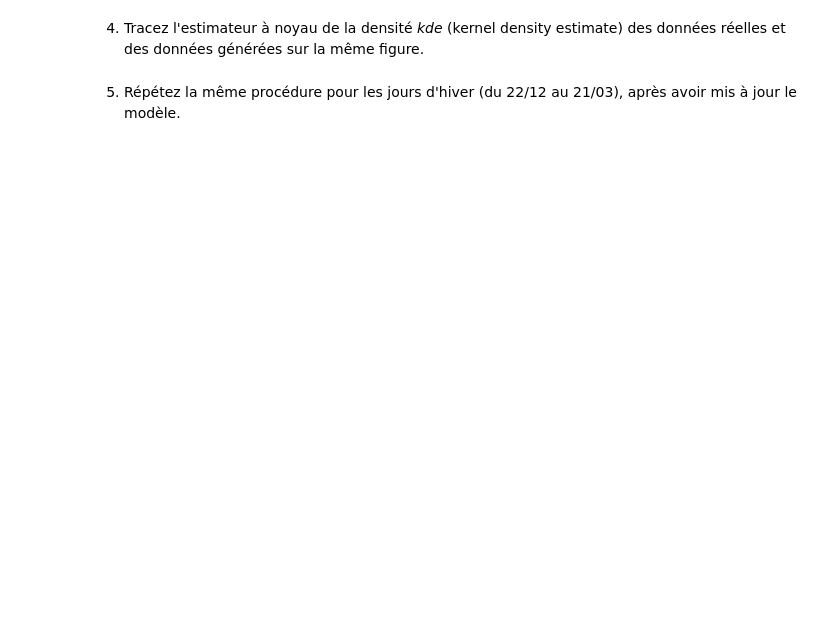
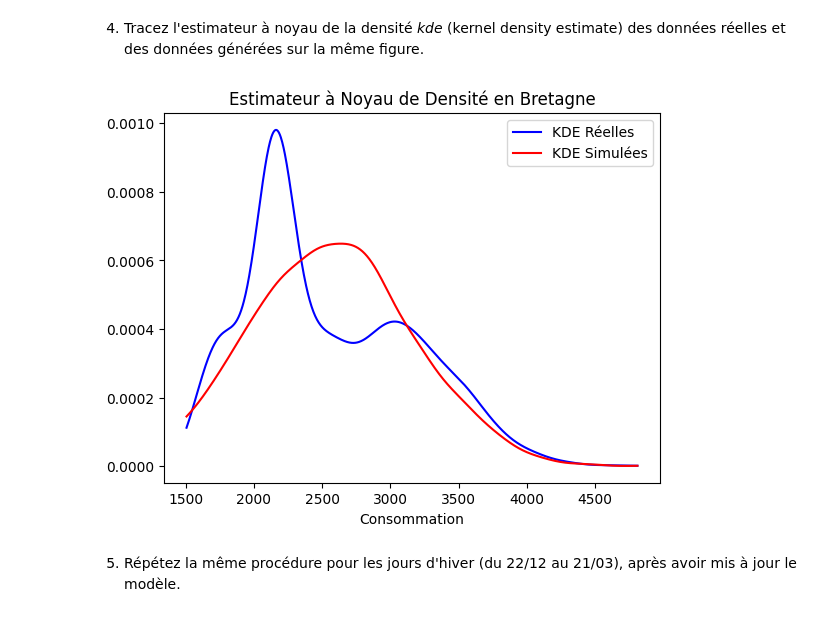
Before and after one commit to Etyl/MDI220, a Jupyter notebook: projet_MDI220.ipynb, the cells around one changed output. Drawn from its saved outputs; the diff is of its cells as text; code cells hidden in the pictures; blank space fills up the shorter version.

```diff
--- a/projet_MDI220.ipynb
+++ b/projet_MDI220.ipynb
@@ -136,4 +158,26 @@ variance: 604.9429842099305
 # %% [markdown]
 4. Tracez l'estimateur à noyau de la densité  *kde* (kernel density estimate) des données réelles et des données générées sur la même figure.
+# %%
+# Estimation de la densité par noyau (KDE) pour les données réelles
+kde_reelles = gaussian_kde(df_region.consumption)
+
+# Estimation de la densité par noyau (KDE) pour les données générées
+kde_simulees = gaussian_kde(donnees_simulees)
+
+# Génération de points pour le tracé de la KDE
+x = np.linspace(df_region.consumption.min(), df_region.consumption.max(), 1000)
+
+# Tracé de la KDE des données réelles
+plt.plot(x, kde_reelles(x), label='KDE Réelles', color='blue')
+
+# Tracé de la KDE des données générées
+plt.plot(x, kde_simulees(x), label='KDE Simulées', color='red')
+
+plt.title(f'Estimateur à Noyau de Densité en {region}')
+plt.xlabel('Consommation')
+plt.legend()
+plt.show()
+# %% [output]
+[figure, added]
 # %% [markdown]
 5. Répétez la même procédure pour les jours d'hiver (du 22/12 au 21/03), après avoir mis à jour le modèle.
```
Also changed, not shown: parts of 4 cells of this notebook, 1 other file.
